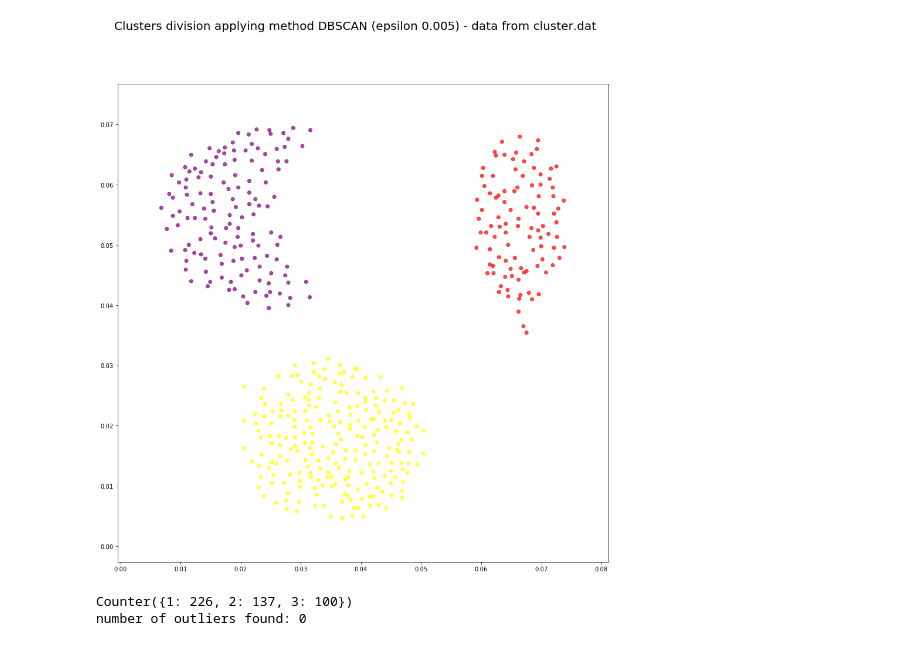
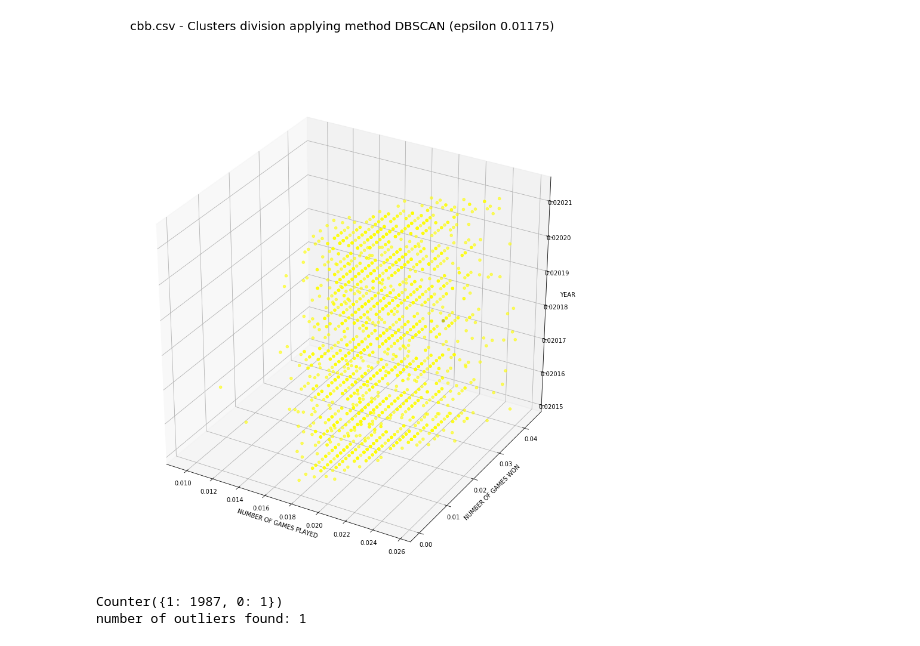
Before and after one commit to ianloron00/MachineLearning, a Jupyter notebook: P1/DBSCAN.ipynb, the cells around one changed output. Cells and saved outputs as stored; diff of their text form; code cells hidden in the pictures.

```diff
--- a/P1/DBSCAN.ipynb
+++ b/P1/DBSCAN.ipynb
@@ -16,3 +16,5 @@ minpts = 10
+# %%
+train.drop(["TEAM", "CONF", "POSTSEASON", "SEED"], axis = 1, inplace = True)
 # %%
 def normalize(data):
   normData = data.copy()
@@ -80,15 +82,24 @@ def DBSCAN(data, epsilon, minP):
 #Function to plot final result
 def plotRes(train, point_labels, main_title):
   dicColors = {0:'black', 1:'yellow', 2:'purple', 3:'red', 4:'blue', 5:'green',
-              6:'orange', 7:'violet', 8:'brown'}
-  label_color = [dicColors[c%9] for c in point_labels]
-  x_label = 'x axis'
-  y_label = 'y axis'
+              6:'orange', 7:'violet', 8:'brown', 9:'cyan', 10:'magenta'}
+  label_color = [dicColors[c%11] for c in point_labels]
+  x_label = 'NUMBER OF GAMES PLAYED'
+  y_label = 'NUMBER OF GAMES WON'
+  z_label = 'YEAR'
   title = main_title
-  plt.figure(figsize=(15,15))
-  plt.scatter(train.iloc[:,0],train.iloc[:,1],c=label_color,alpha=0.7)
-  plt.suptitle(title, fontsize=20)
-  plt.suptitle(title, fontsize=20)
+
+  # creating figure
+  fig = plt.figure(figsize=(15,15))
+  ax = plt.axes(projection ="3d")
+
+  # creating plot
+  ax.scatter3D(train.iloc[:,0], train.iloc[:,1], train.iloc[:,19],c=label_color,alpha=0.6)
+
+  ax.set_xlabel(x_label)
+  ax.set_ylabel(y_label)
+  ax.set_zlabel(z_label)
+
   plt.suptitle(title, fontsize=20)
   plt.savefig(title + '.png')
   plt.show()
@@ -227,12 +241,12 @@ clusters_train, centroids_train = find_clusters_and_centroids_core (
     training, core_points_train, point_labels_train, n_clusters_train
 )
 # %%
-callPlot(training,point_labels_train,
-     'Clusters division applying method DBSCAN (epsilon ' +str(eps)+ ') - data from cluster.dat')
+callPlot(training, point_labels_train,
+     'cbb.csv - Clusters division applying method DBSCAN (epsilon ' +str(eps)+ ')')
 # %% [output]
-[figure, old version]
+[figure, new version]
-Counter({1: 226, 2: 137, 3: 100})
-number of outliers found: 0
+Counter({1: 1987, 0: 1})
+number of outliers found: 1
 # %%
 point_labels_valid = predict(validation, training, clusters_train, point_labels_train, eps)
 # %%
```
Also changed, not shown: parts of 8 cells of this notebook.
